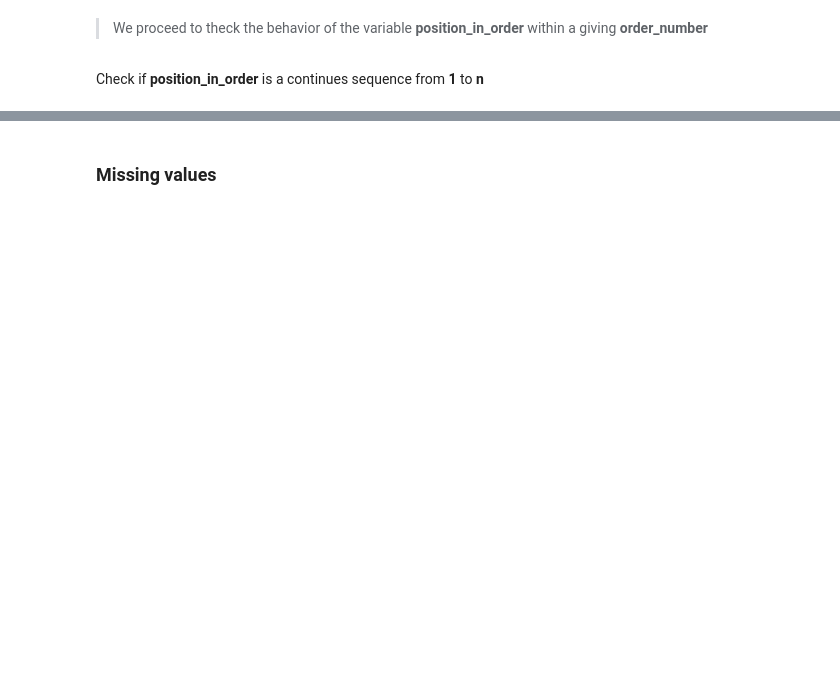
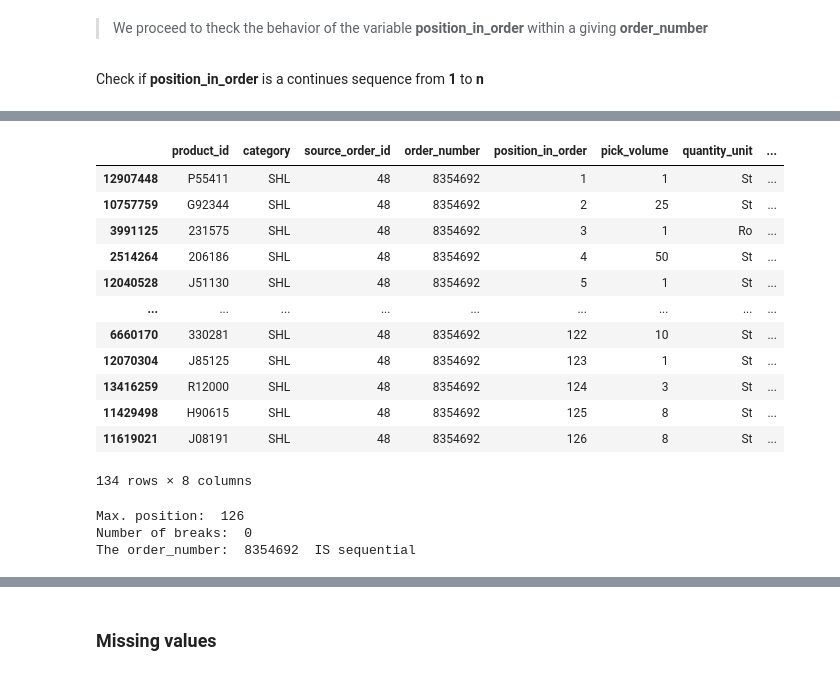
Before and after one commit to aleksandarkling/OBETAWarehousingAnalyticsProject, a Jupyter notebook: Step 1 - Preparing Data/pick_data.ipynb, the cells around one changed output, grey strips where cells are left out. Saved outputs shown, nothing was run; the diff lists cells and outputs as text; code cells hidden in the pictures; blank space fills up the shorter version.

```diff
--- a/Step 1 - Preparing Data/pick_data.ipynb
+++ b/Step 1 - Preparing Data/pick_data.ipynb
@@ -436,10 +523,24 @@ else:
 # %%
 # check random order_number with position_in_order > 100
-random_position = pick_data_t[pick_data_t["position_in_order"] > 100].head(1)["order_number"].values[0]
-pick_data_t[pick_data_t["order_number"] == random_position].sort_values(by="position_in_order")
+random_position = pick_data[pick_data["position_in_order"] > 100].head(1)["order_number"].values[0]
+pick_data[pick_data["order_number"] == random_position].sort_values(by="position_in_order")
+# %% [output]
+|  | product_id | category | source_order_id | order_number | position_in_order | pick_volume | quantity_unit | ... |
+| 12907448 | P55411 | SHL | 48 | 8354692 | 1 | 1 | St | ... |
+| 10757759 | G92344 | SHL | 48 | 8354692 | 2 | 25 | St | ... |
+| 3991125 | 231575 | SHL | 48 | 8354692 | 3 | 1 | Ro | ... |
+| 2514264 | 206186 | SHL | 48 | 8354692 | 4 | 50 | St | ... |
+| 12040528 | J51130 | SHL | 48 | 8354692 | 5 | 1 | St | ... |
+| ... | ... | ... | ... | ... | ... | ... | ... | ... |
+| 6660170 | 330281 | SHL | 48 | 8354692 | 122 | 10 | St | ... |
+| 12070304 | J85125 | SHL | 48 | 8354692 | 123 | 1 | St | ... |
+| 13416259 | R12000 | SHL | 48 | 8354692 | 124 | 3 | St | ... |
+| 11429498 | H90615 | SHL | 48 | 8354692 | 125 | 8 | St | ... |
+| 11619021 | J08191 | SHL | 48 | 8354692 | 126 | 8 | St | ... |
+134 rows × 8 columns
 # %%
 # check if values in position_in_order are sequential
-sorted_list = [int(x) for x in set(pick_data_t[pick_data_t["order_number"] == random_position].sort_values(by="position_in_order")["position_in_order"].values)]
+sorted_list = [int(x) for x in set(pick_data[pick_data["order_number"] == random_position].sort_values(by="position_in_order")["position_in_order"].values)]
 sequential_count = count_non_sequential(sorted_list)
 print("Max. position: ", sorted(sorted_list)[-1])
 print("Number of breaks: ", sequential_count)
@@ -447,5 +548,9 @@ if count_non_sequential(sorted_list) == 0:
     print("The order_number: ", random_position, " IS sequential")
 else:
     print("The order_number: ", random_position, " IS NOT sequential")
+# %% [output]
+Max. position:  126
+Number of breaks:  0
+The order_number:  8354692  IS sequential
 # %%
 # check random order_number with position_in_order > 200
```
Also changed, not shown: parts of 63 cells of this notebook, 1 other file.
